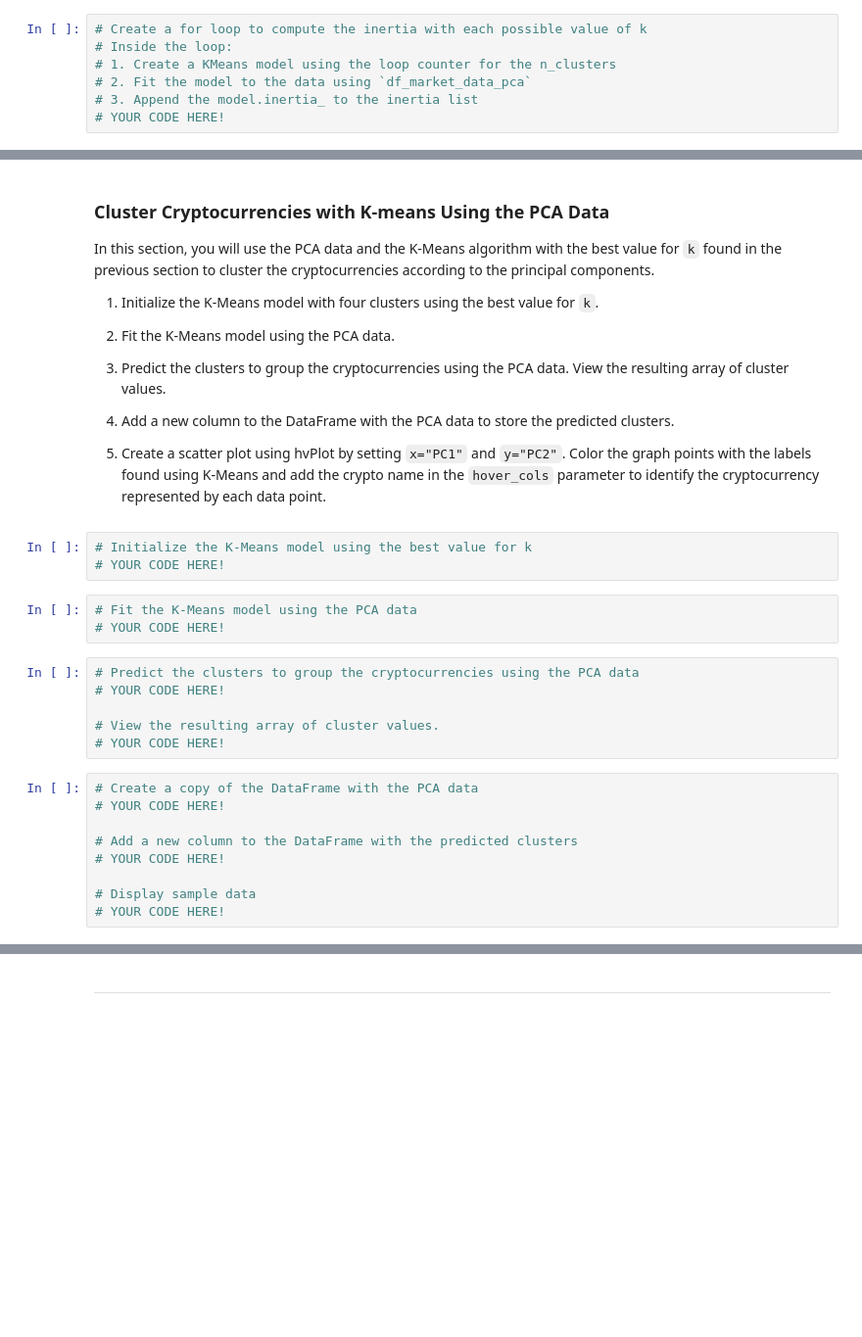
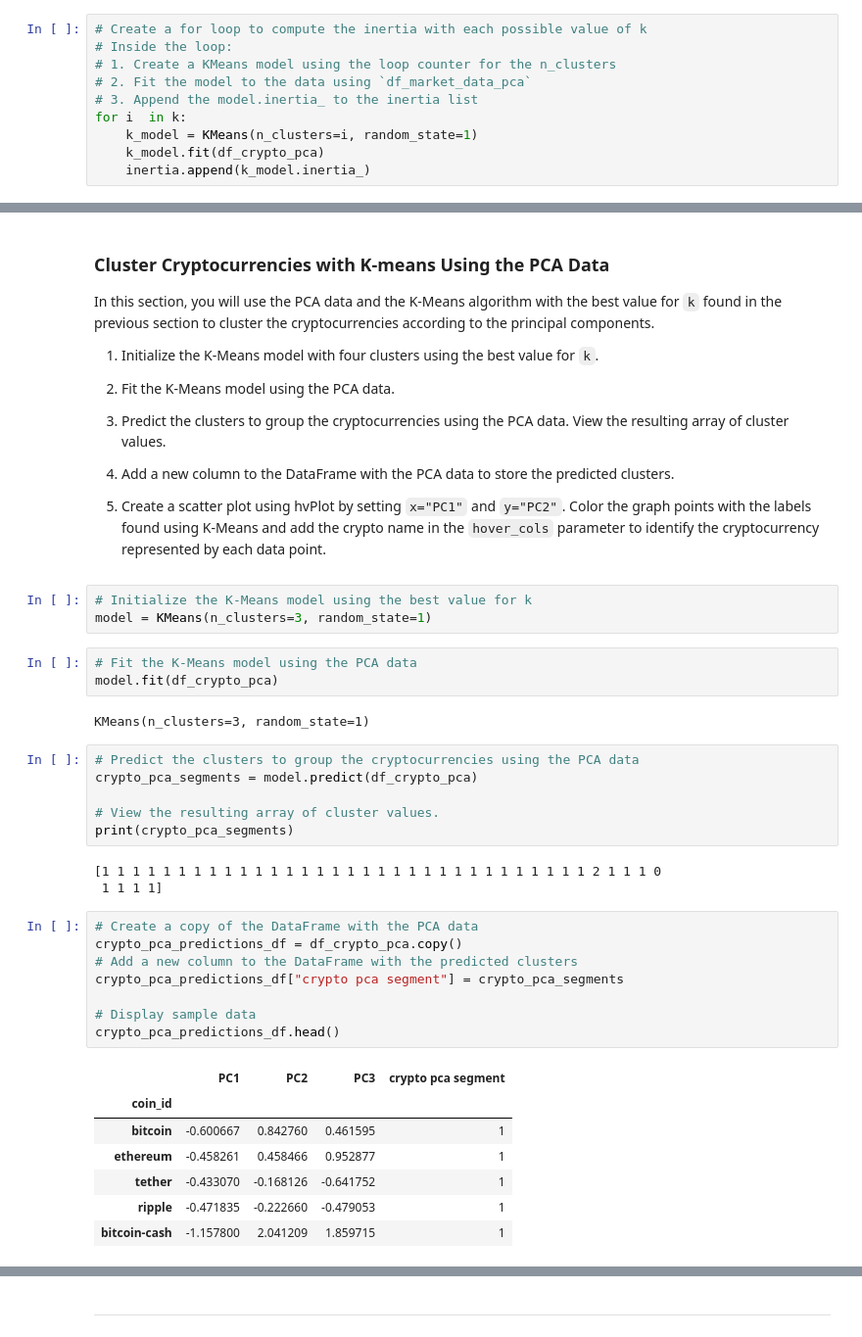
Before and after one commit to Abillu/ChallengeM10_Upload, a Jupyter notebook: crypto_investments.ipynb, the cells around one changed output, grey strips where cells are left out. Shown: that part at 98% size. Cells and saved outputs as stored; diff of their text form; blank space fills up the shorter version.

```diff
--- a/crypto_investments.ipynb
+++ b/crypto_investments.ipynb
@@ -309,6 +322,9 @@ In this section, you will use the elbow method to find the best value for `k` us
 # 1. Create a KMeans model using the loop counter for the n_clusters
 # 2. Fit the model to the data using `df_market_data_pca`
 # 3. Append the model.inertia_ to the inertia list
-# YOUR CODE HERE!
+for i  in k:
+    k_model = KMeans(n_clusters=i, random_state=1)
+    k_model.fit(df_crypto_pca)
+    inertia.append(k_model.inertia_)
 # %%
 # Create a dictionary with the data to plot the Elbow curve
@@ -348,25 +371,37 @@ In this section, you will use the PCA data and the K-Means algorithm with the be
 5. Create a scatter plot using hvPlot by setting `x="PC1"` and `y="PC2"`. Color the graph points with the labels found using K-Means and add the crypto name in the `hover_cols` parameter to identify the cryptocurrency represented by each data point.
 # %%
 # Initialize the K-Means model using the best value for k
-# YOUR CODE HERE!
+model = KMeans(n_clusters=3, random_state=1)
 # %%
 # Fit the K-Means model using the PCA data
-# YOUR CODE HERE!
+model.fit(df_crypto_pca)
+# %% [output]
+KMeans(n_clusters=3, random_state=1)
 # %%
 # Predict the clusters to group the cryptocurrencies using the PCA data
-# YOUR CODE HERE!
+crypto_pca_segments = model.predict(df_crypto_pca)
 
 # View the resulting array of cluster values.
-# YOUR CODE HERE!
+print(crypto_pca_segments)
+# %% [output]
+[1 1 1 1 1 1 1 1 1 1 1 1 1 1 1 1 1 1 1 1 1 1 1 1 1 1 1 1 1 1 1 1 2 1 1 1 0
+ 1 1 1 1]
 # %%
 # Create a copy of the DataFrame with the PCA data
-# YOUR CODE HERE!
-
+crypto_pca_predictions_df = df_crypto_pca.copy()
 # Add a new column to the DataFrame with the predicted clusters
-# YOUR CODE HERE!
+crypto_pca_predictions_df["crypto pca segment"] = crypto_pca_segments
 
 # Display sample data
-# YOUR CODE HERE!
+crypto_pca_predictions_df.head()
+# %% [output]
+|  | PC1 | PC2 | PC3 | crypto pca segment |
+| coin_id |  |  |  |  |
+| bitcoin | -0.600667 | 0.842760 | 0.461595 | 1 |
+| ethereum | -0.458261 | 0.458466 | 0.952877 | 1 |
+| tether | -0.433070 | -0.168126 | -0.641752 | 1 |
+| ripple | -0.471835 | -0.222660 | -0.479053 | 1 |
+| bitcoin-cash | -1.157800 | 2.041209 | 1.859715 | 1 |
 # %%
 # Create a scatter plot using hvPlot by setting
 # `x="PC1"` and `y="PC2"`.
```
Also changed, not shown: parts of 10 cells of this notebook.
